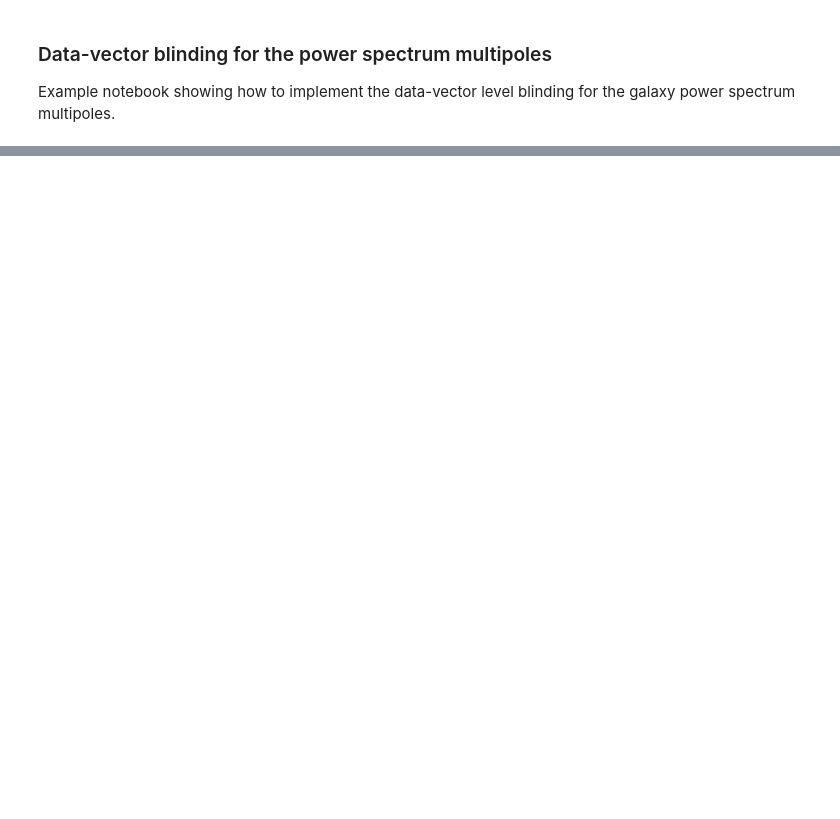
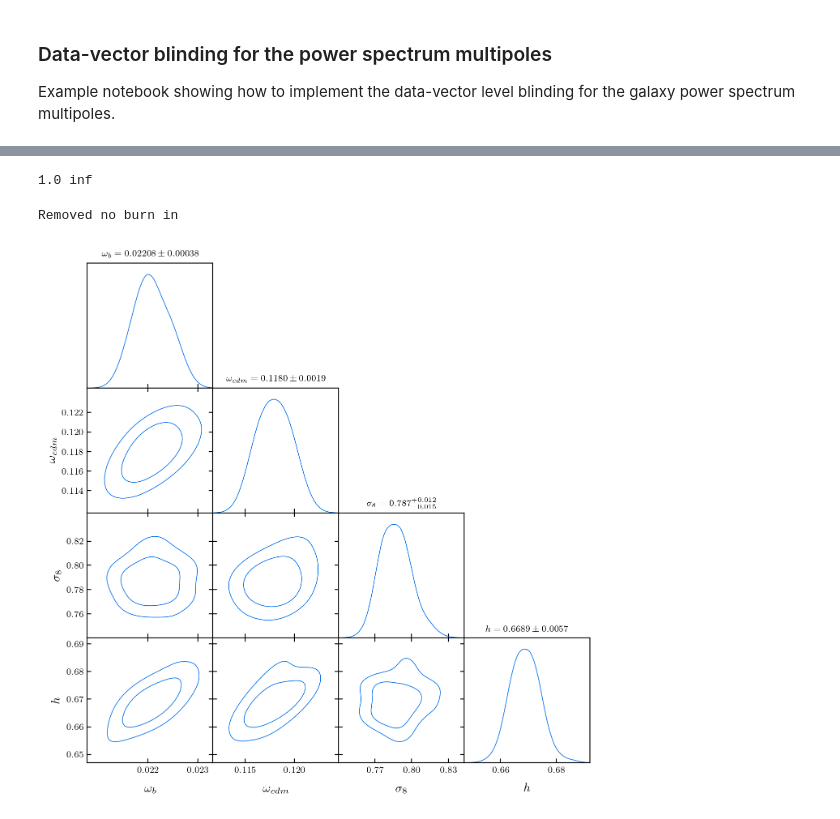
Before and after one commit to epaillas/desiblind, a Jupyter notebook: nb/blinding_example.ipynb, the cells around one changed output, grey strips where cells are left out. Cells and saved outputs as stored; diff of their text form; code cells hidden in the pictures; blank space fills up the shorter version.

```diff
--- a/nb/blinding_example.ipynb
+++ b/nb/blinding_example.ipynb
@@ -231,9 +75,4 @@ for likelihood in dr2_like.likelihoods:
 # %%
-chain_dir = '/global/cfs/cdirs/desicollab/users/epaillas/code/desiblind/scripts/chains/'
-chain_fn = Path(chain_dir) / 'chain_abacushf_fs_0.npy'
-chain = Chain.load(chain_fn).ravel()[::10]
-
-# alpha = 0.5
-# p = np.exp(-alpha * chain['logposterior'])
-# mask = np.isfinite(p)
-# chain = chain[mask]
+chain = Chain.concatenate([Chain.load(fn).ravel()[::100] for fn in get_fit_fn('chains')[1:2]])
+# %% [output]
+1.0 inf
@@ -247,0 +79,11 @@ chain = Chain.load(chain_fn).ravel()[::10]
+# %%
+from desilike.samples import plotting
+%matplotlib inline
+
+plotting.plot_triangle(chain, params=['omega_b', 'omega_cdm', 'sigma8_m', 'h'], title_limit=1)
+
+# plt.savefig('posterior.pdf')
+plt.show()
+# %% [output]
+Removed no burn in
+[figure, added]
```
Also changed, not shown: parts of 13 cells of this notebook, 6 other files.
